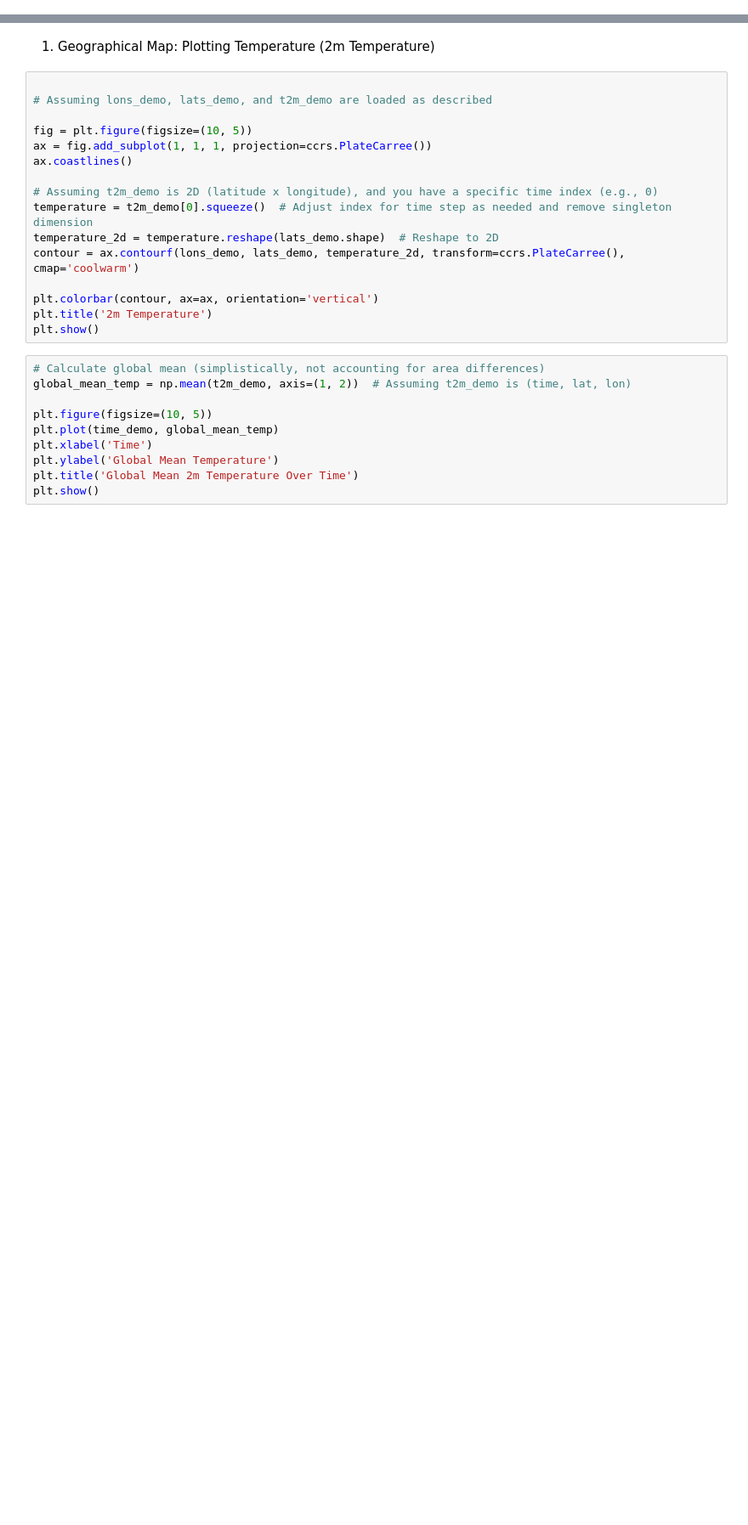
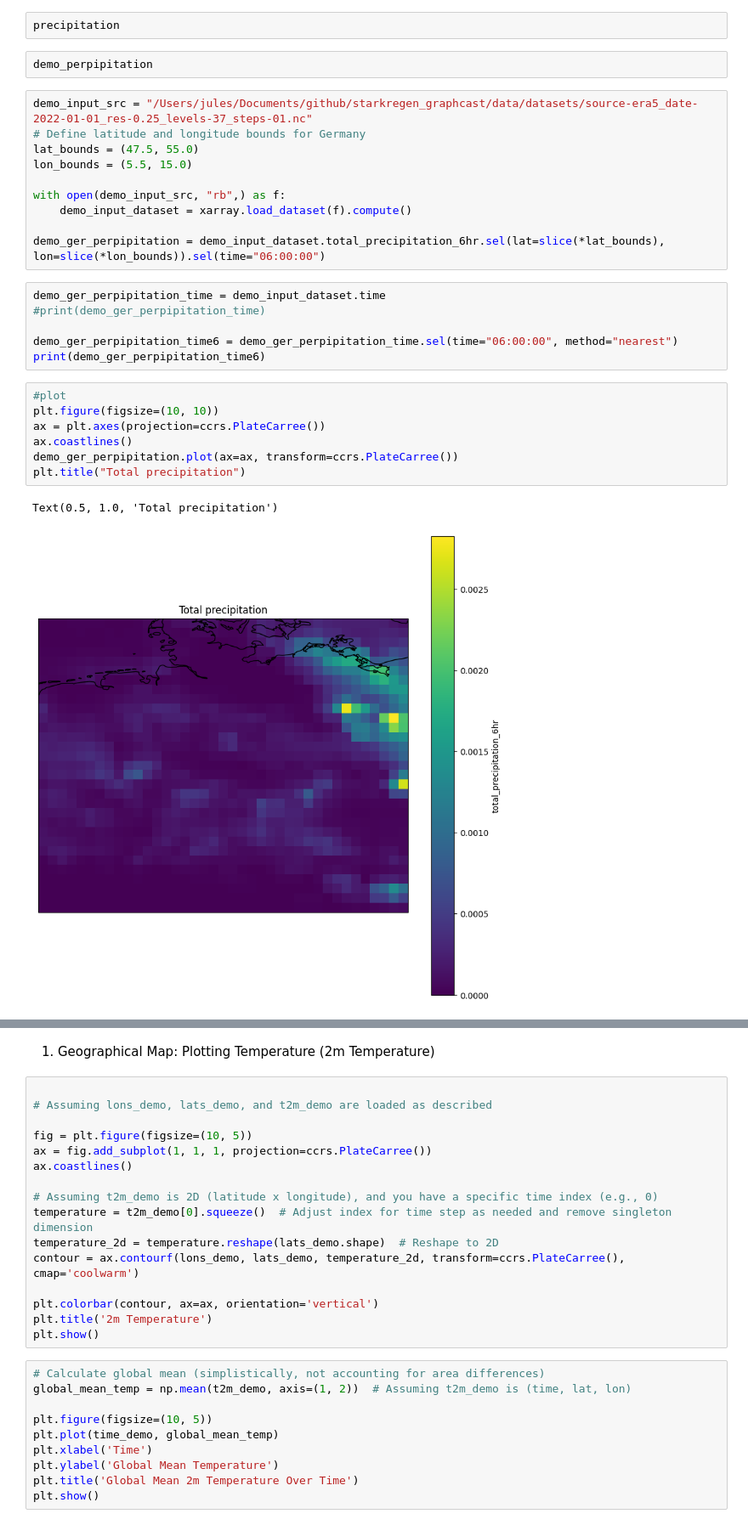
Before and after one commit to julanteria/starkregen_graphcast, a Jupyter notebook: plot.ipynb, the cells around one changed output, grey strips where cells are left out. Shown at 85% size. Drawn from its saved outputs; the diff is of its cells as text; blank space fills up the shorter version.

```diff
--- a/plot.ipynb
+++ b/plot.ipynb
@@ -6,2 +88,32 @@ import netCDF4 as nc
+# %%
+precipitation
+# %%
+demo_perpipitation
+# %%
+demo_input_src = "/Users/jules/Documents/github/starkregen_graphcast/data/datasets/source-era5_date-2022-01-01_res-0.25_levels-37_steps-01.nc"
+# Define latitude and longitude bounds for Germany
+lat_bounds = (47.5, 55.0)
+lon_bounds = (5.5, 15.0)
+
+with open(demo_input_src, "rb",) as f:
+    demo_input_dataset = xarray.load_dataset(f).compute()
+
+demo_ger_perpipitation = demo_input_dataset.total_precipitation_6hr.sel(lat=slice(*lat_bounds), lon=slice(*lon_bounds)).sel(time="06:00:00")
+# %%
+demo_ger_perpipitation_time = demo_input_dataset.time
+#print(demo_ger_perpipitation_time)
+
+demo_ger_perpipitation_time6 = demo_ger_perpipitation_time.sel(time="06:00:00", method="nearest")
+print(demo_ger_perpipitation_time6)
+# %%
+#plot
+plt.figure(figsize=(10, 10))
+ax = plt.axes(projection=ccrs.PlateCarree())
+ax.coastlines()
+demo_ger_perpipitation.plot(ax=ax, transform=ccrs.PlateCarree())
+plt.title("Total precipitation")
+# %% [output]
+Text(0.5, 1.0, 'Total precipitation')
+[figure, added]
 # %%
 # Prediction input from grpahtcast demo
```
Also changed, not shown: parts of 9 cells of this notebook.
